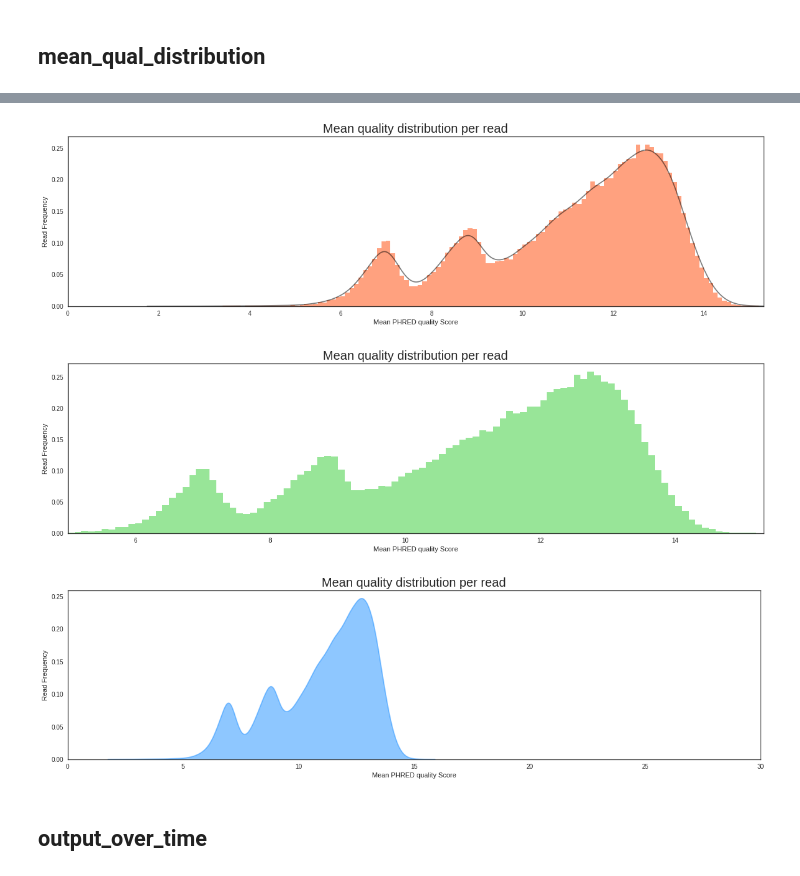
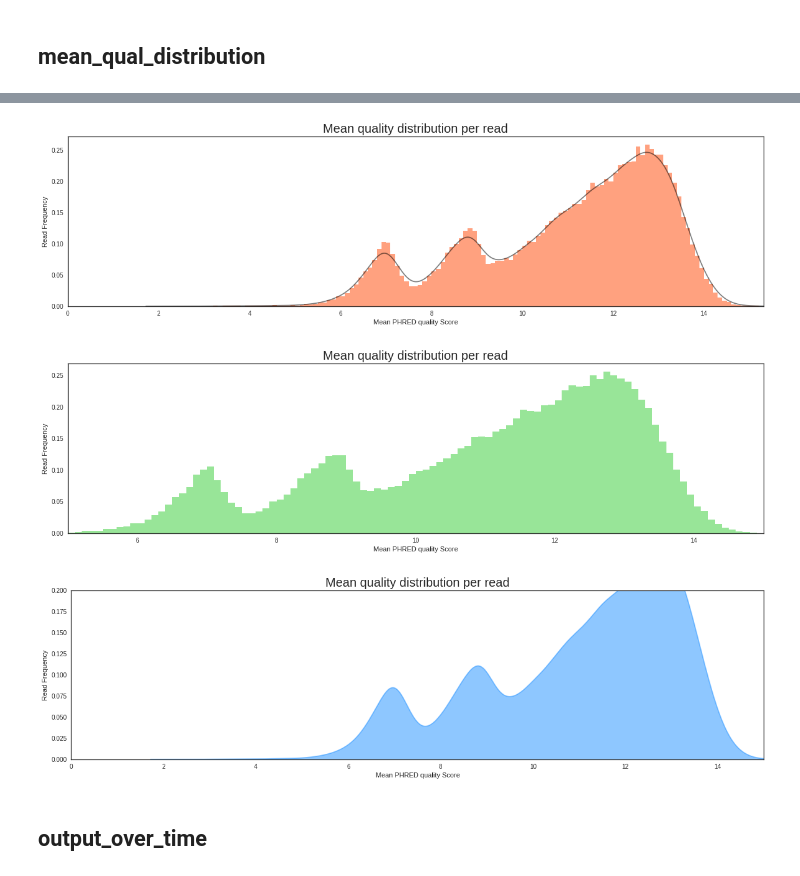
Before and after one commit to a-slide/pycoQC, a Jupyter notebook: pycoQC/test_pycoQC.ipynb, the cells around one changed output, grey strips where cells are left out. Drawn from its saved outputs; the diff is of its cells as text; code cells hidden in the pictures.

```diff
--- a/pycoQC/test_pycoQC.ipynb
+++ b/pycoQC/test_pycoQC.ipynb
@@ -163,19 +165,19 @@ help(pycoQC.mean_qual_distribution)
 # %%
 # Default option = histogram + kde
 g = p.mean_qual_distribution(figsize=[20, 5])
 g.title.set_fontsize(20)
 
 # histogram only
-g = p.mean_qual_distribution(figsize=[20, 5], kde=False, hist_color="limegreen", xmin=5)
+g = p.mean_qual_distribution(figsize=[20, 5], kde=False, hist_color="limegreen", max_qual=15, min_qual=5)
 g.title.set_fontsize(20)
 
 # kde only
-g = p.mean_qual_distribution(figsize=[20, 5], hist=False, kde_color="dodgerblue", xmax=30)
+g = p.mean_qual_distribution(figsize=[20, 5], hist=False, kde_color="dodgerblue", max_qual=15, max_freq=0.2)
 g.title.set_fontsize(20)
 # %% [output]
 [figure]
-[figure, old version]
+[figure, new version]
-[figure, old version]
+[figure, new version]
 # %% [markdown]
 ## output_over_time
 # %%
```
Also changed, not shown: parts of 20 cells of this notebook, 14 other files.
